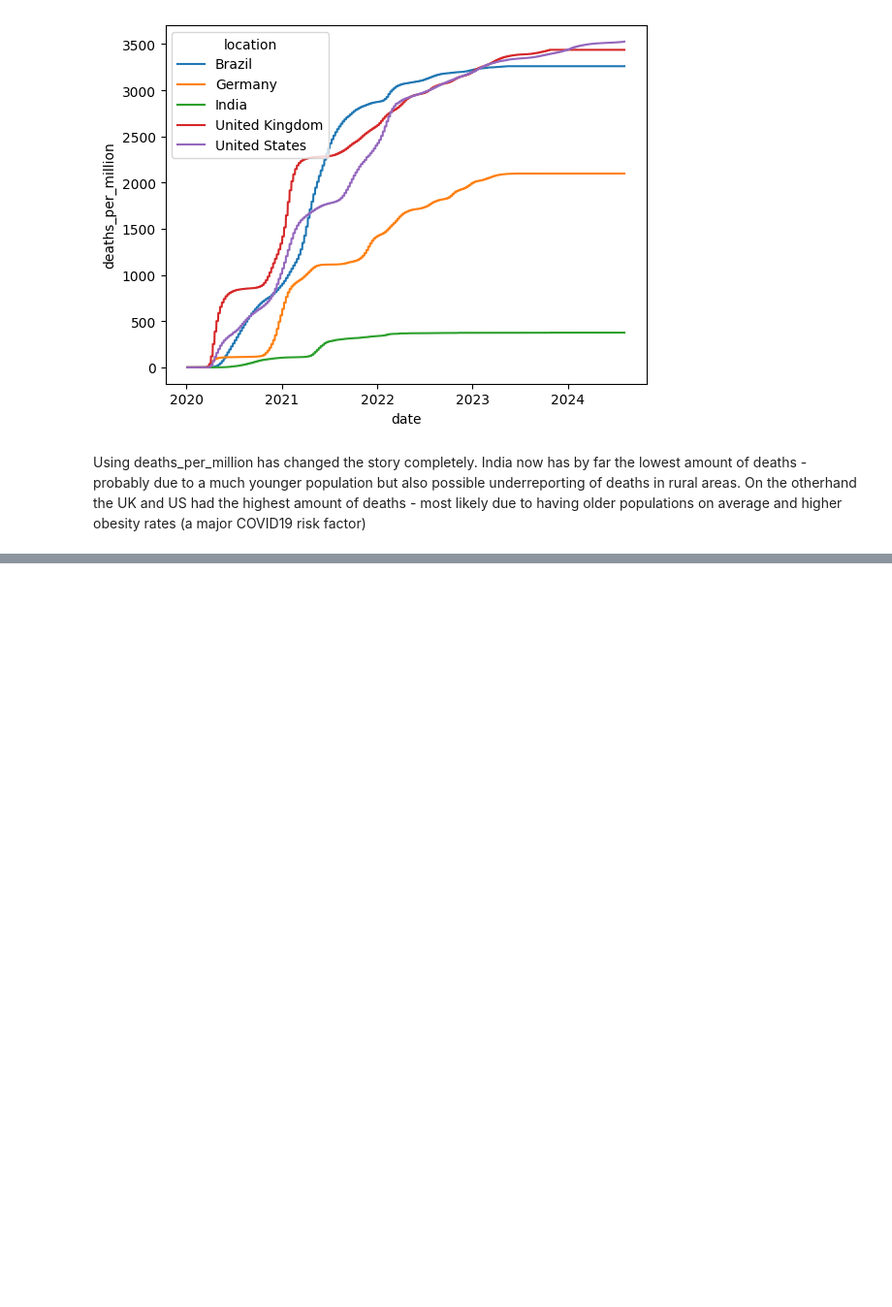
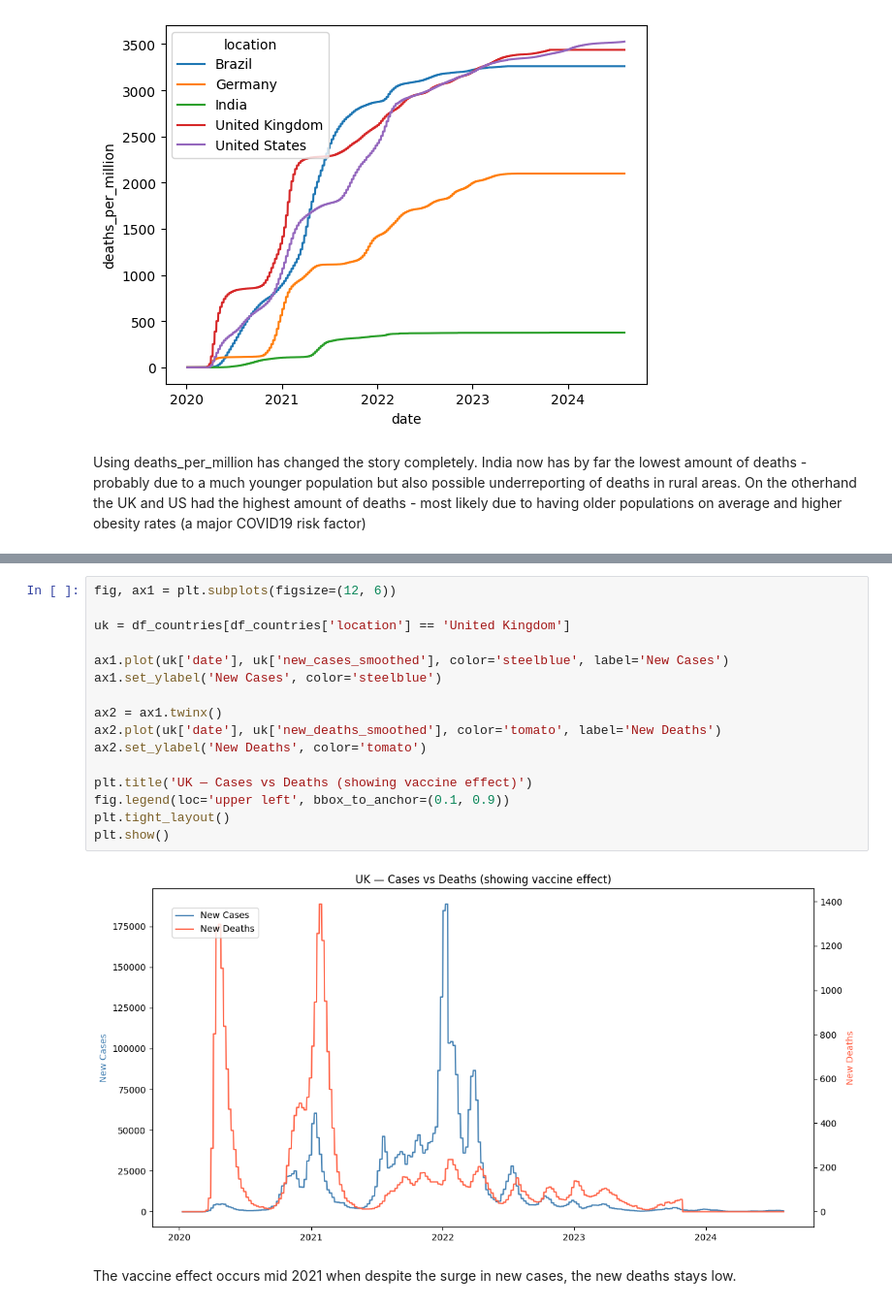
Before and after one commit to ellakmb/covid-epidemic-modelling-, a Jupyter notebook: notebooks/01_data_exploration.ipynb, the cells around one changed output, grey strips where cells are left out. Shown at 97% size. Drawn from its saved outputs; the diff is of its cells as text; blank space fills up the shorter version.

```diff
--- a/notebooks/01_data_exploration.ipynb
+++ b/notebooks/01_data_exploration.ipynb
@@ -146,0 +162,20 @@ Using deaths_per_million has changed the story completely. India now has by far
+# %%
+fig, ax1 = plt.subplots(figsize=(12, 6))
+
+uk = df_countries[df_countries['location'] == 'United Kingdom']
+
+ax1.plot(uk['date'], uk['new_cases_smoothed'], color='steelblue', label='New Cases')
+ax1.set_ylabel('New Cases', color='steelblue')
+
+ax2 = ax1.twinx()
+ax2.plot(uk['date'], uk['new_deaths_smoothed'], color='tomato', label='New Deaths')
+ax2.set_ylabel('New Deaths', color='tomato')
+
+plt.title('UK — Cases vs Deaths (showing vaccine effect)')
+fig.legend(loc='upper left', bbox_to_anchor=(0.1, 0.9))
+plt.tight_layout()
+plt.show()
+# %% [output]
+[figure, added]
+# %% [markdown]
+The vaccine effect occurs mid 2021 when despite the surge in new cases, the new deaths stays low.
```
Also changed, not shown: parts of 4 cells of this notebook.
